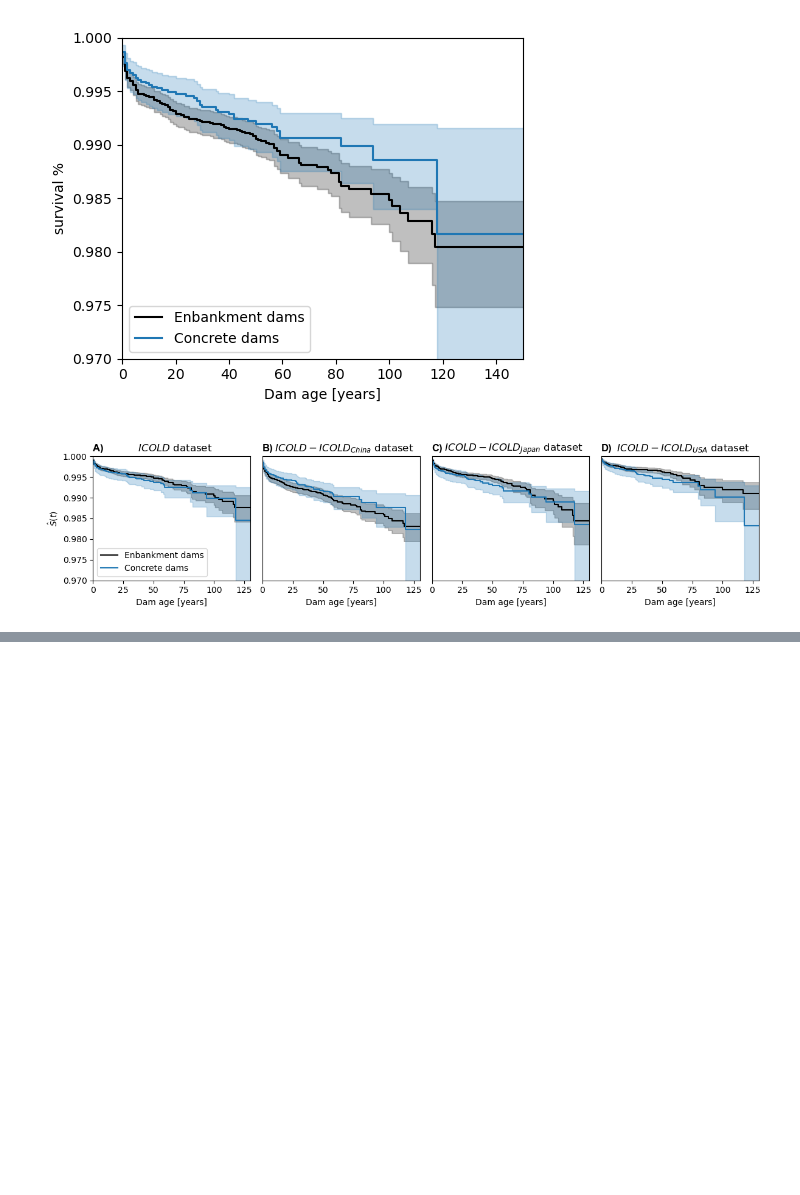
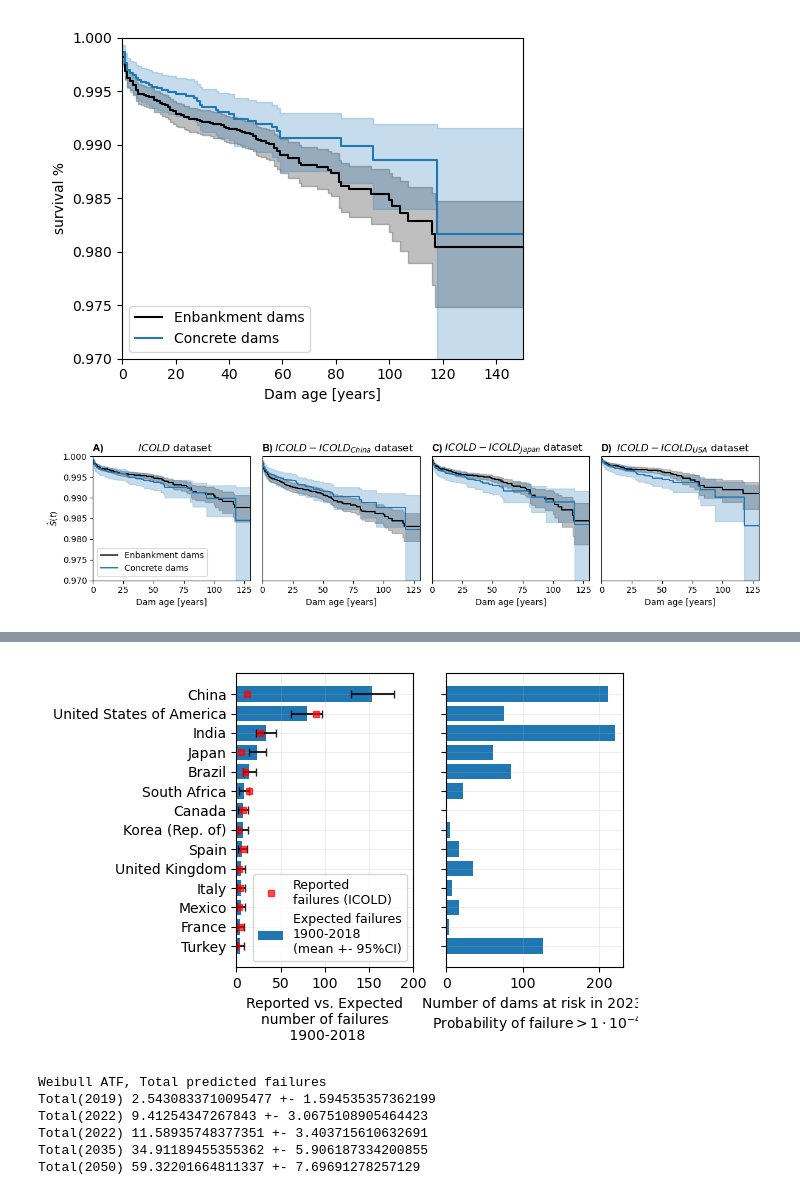
Before and after one commit to Argantonio65/Dams_Survival_Analysis, a Jupyter notebook: SurvivalAnalysis_sub.ipynb, the cells around one changed output, grey strips where cells are left out. Cells and saved outputs as stored; diff of their text form; code cells hidden in the pictures; blank space fills up the shorter version.

```diff
--- a/SurvivalAnalysis_sub.ipynb
+++ b/SurvivalAnalysis_sub.ipynb
@@ -980,0 +1116,75 @@ plt.tight_layout()
+# %%
+### Hindcast of past probability of failure for built dams
+data_icold_hindcast = pd.get_dummies(data_icold_pred[['failure', 'year_const','continent', 'h','type', 'GDP', 'time_f']], drop_first=True).copy()
+data_icold_hindcast['country'] = data_icold_pred['country']
+data_icold_hindcast['Intercept'] = np.ones(len(data_icold_hindcast.index))
+data_icold_hindcast['h_2'] = data_icold_hindcast['h']**2
+
+pred_noncond = wf.predict_survival_function(data_icold_hindcast[['GDP', 'year_const', 'h', 'type_ED', 'h_2', 'Intercept']])
+
+dam_accumulated_prob = []
+for dam in data_icold_hindcast.index:
+    if data_icold_hindcast.loc[dam, 'time_f'] >= 0.5:
+        dam_accumulated_prob.append(1 - pred_noncond.loc[data_icold_hindcast.loc[dam, 'time_f'], dam])
+    else:
+        dam_accumulated_prob.append(1 - pred_noncond[dam].iloc[0])
+
+data_icold_hindcast['prob_failure_accum'] = dam_accumulated_prob
+
+data_icold_hindcast.to_csv('./FailureProbabilityHindcast_1900_2018.csv')
+# %%
+### HINDCAST PER COUNTRY
+Expected_rate = data_icold_hindcast.groupby('country')['prob_failure_accum'].sum().sort_values()[-14:]
+Expected_rate_std = data_icold_hindcast.groupby('country').apply(lambda x: np.sqrt((x['prob_failure_accum'] - x['prob_failure_accum']**2).sum()))
+
+fig = plt.figure(figsize = (6, 4))
+ax1 = fig.add_subplot(121)
+ax1.barh(Expected_rate.index, Expected_rate, xerr = 2*Expected_rate_std.loc[Expected_rate.index], ecolor='black', capsize=3, alpha = 1, error_kw = {'alpha':0.85}, label = 'Expected failures\n1900-2018\n(mean +- 95%CI)')
+
+data_fail = data_surv_s[(data_surv_s.failure == True) & (data_surv_s.year_const > 1900)]
+displayfailures_dummy = data_fail[data_fail.year_const > 1900].groupby('country').count().name
+displayfailures_dummy.loc['Turkey'] = 0 ### Turkey did not report any failure after 1900s, This is required for only plotting purposes
+ax1.plot(displayfailures_dummy.loc[Expected_rate.index], Expected_rate.index, 's', ms = 4, alpha = 0.7, color = 'r', label = 'Reported\nfailures (ICOLD)')
+
+ax1.set_xlim(0,200)
+ax1.legend(fontsize = 9)
+ax1.grid(alpha = 0.2)
+ax1.set_xlabel('Reported vs. Expected\nnumber of failures\n 1900-2018', fontsize = 10)
+
+country_probabilities = data_icold_pred_fp[(data_icold_pred_fp['Prob_2023'] - data_icold_pred_fp['Prob_2022']> 1E-4)].groupby('country')[['year_const', 'h', 'type']].count().h.sort_values()
+
+# add countries that do not have any structure with fail prob > 1E-4
+for ct in data_icold_hindcast.country.unique():
+    if ct not in country_probabilities.index:
+        country_probabilities.loc[ct] = 0
+
+ax1 = fig.add_subplot(122)
+ax1.barh(Expected_rate.index, country_probabilities.loc[Expected_rate.index].values)
+ax1.set_xlabel('Number of dams at risk in 2023 \n Probability of failure$> 1 \cdot 10^{-4}$', fontsize = 10)
+ax1.set_yticklabels([])
+
+ax1.grid(alpha = 0.2)
+
+plt.tight_layout()
+# %% [output]
+[figure, added]
+# %%
+### POISSON BINOMIAL PROCESS DISTRIBUTION \
+### MOMENTS
+### mean = sum(pi)
+### var  = sum(1-pi)pi
+
+print('Weibull ATF, Total predicted failures')
+### WEIBULL PROP
+print('Total(2019)', np.sum(testcase.loc[:,'Prob_2019']), '+-', np.sqrt(np.sum((1 - testcase.loc[:,'Prob_2019'])*testcase.loc[:,'Prob_2019'])))
+print('Total(2022)',np.sum(testcase.loc[:,'Prob_2022']), '+-', np.sqrt(np.sum((1 - testcase.loc[:,'Prob_2022'])*testcase.loc[:,'Prob_2022'])))
+print('Total(2022)',np.sum(testcase.loc[:,'Prob_2023']), '+-', np.sqrt(np.sum((1 - testcase.loc[:,'Prob_2023'])*testcase.loc[:,'Prob_2023'])))
+print('Total(2035)',np.sum(testcase.loc[:,'Prob_2035']), '+-', np.sqrt(np.sum((1 - testcase.loc[:,'Prob_2035'])*testcase.loc[:,'Prob_2035'])))
+print('Total(2050)',np.sum(testcase.loc[:,'Prob_2050']), '+-', np.sqrt(np.sum((1 - testcase.loc[:,'Prob_2050'])*testcase.loc[:,'Prob_2050'])))
+# %% [output]
+Weibull ATF, Total predicted failures
+Total(2019) 2.5430833710095477 +- 1.594535357362199
+Total(2022) 9.41254347267843 +- 3.0675108905464423
+Total(2022) 11.58935748377351 +- 3.403715610632691
+Total(2035) 34.91189455355362 +- 5.906187334200855
+Total(2050) 59.32201664811337 +- 7.69691278257129
```
Also changed, not shown: parts of 16 cells of this notebook.
